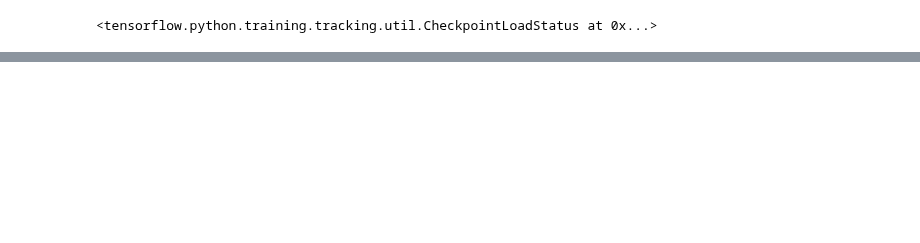
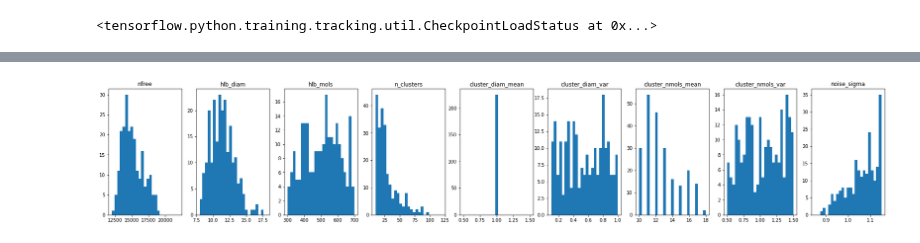
Before and after one commit to michaelrstadler/rpb1, a Jupyter notebook: bin/notebooks/20220329-realdata-siamese-2.ipynb, the cells around one changed output, grey strips where cells are left out. Saved outputs shown, nothing was run; the diff lists cells and outputs as text; code cells hidden in the pictures; blank space fills up the shorter version.

```diff
--- a/bin/notebooks/20220329-realdata-siamese-2.ipynb
+++ b/bin/notebooks/20220329-realdata-siamese-2.ipynb
@@ -482,2 +412,2 @@ hits = find_in_radius(em, fs, 'rpb1-real', 'rpb1-sim', 0.75)
 # %%
-x = fm.load_pickle('/Users/michaelstadler/Bioinformatics/Projects/rpb1/data/real_nuclei/embeddings/test.pkl')
+em1, fs1 = fm.load_pickle('/Users/michaelstadler/Bioinformatics/Projects/rpb1/data/real_nuclei/embeddings/embeddings_rpb1-sims-20220328_uTRwkGyn_left_mix_real_sim_2.pkl')
@@ -509,0 +416,8 @@ x[1]
+# %%
+em2, fs2 = combine_embeddings(
+    '/Users/michaelstadler/Bioinformatics/Projects/rpb1/data/real_nuclei/embeddings/temp',
+[
+'/Users/michaelstadler/Bioinformatics/Projects/rpb1/data/real_nuclei/embeddings/rpb1-real',
+#'/Users/michaelstadler/Bioinformatics/Projects/rpb1/data/real_nuclei/embeddings/embeddings_rpb1-sims-20220328_uTRwkGyn_left_mix_real_sim_2'
+]
+)
@@ -509,0 +479,4 @@ x[1]
+# %%
+plot_hists(params3, params_all)
+# %% [output]
+[figure, added]
```
Also changed, not shown: parts of 37 cells of this notebook, 1 other file.
